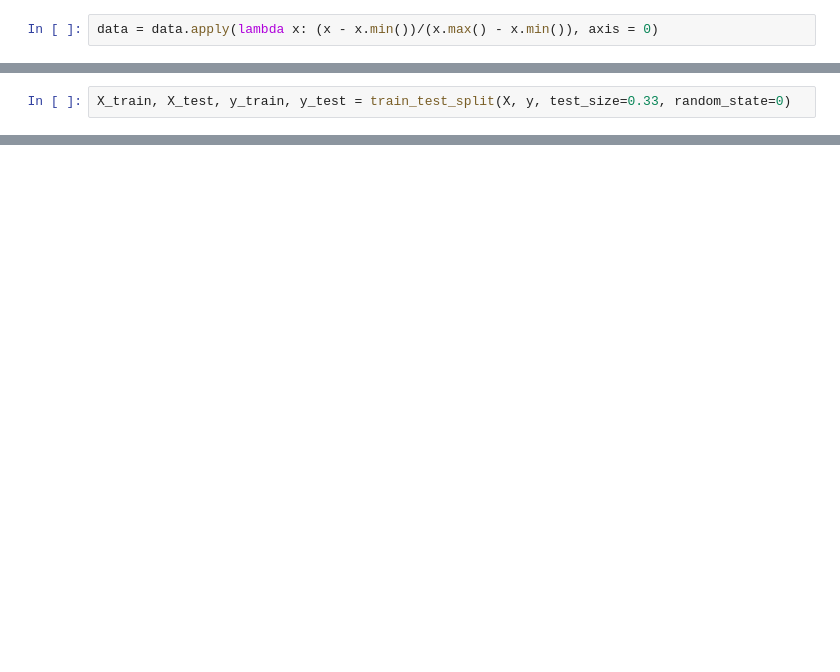
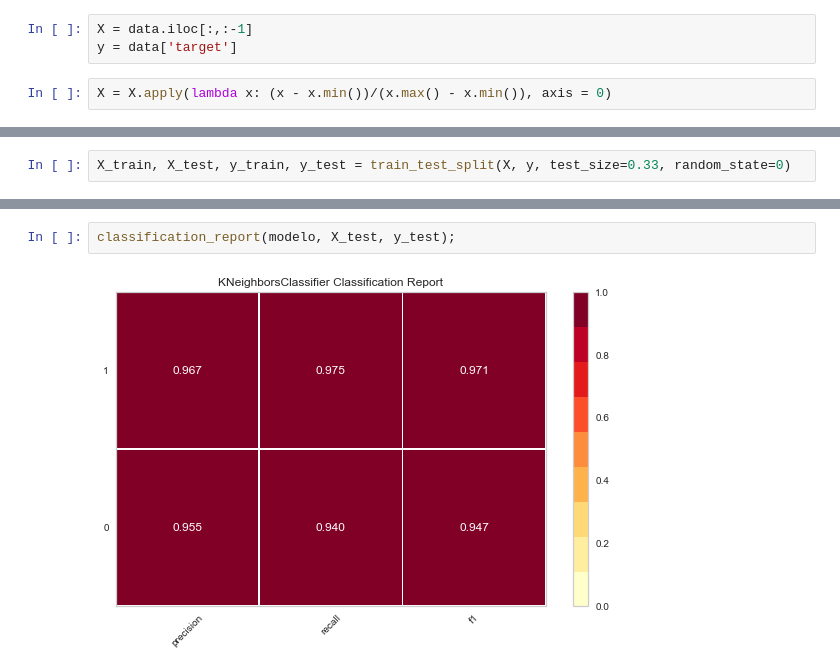
Before and after one commit to felbuch/Python_FGV, a Jupyter notebook: 10_aulas/90 - DataScience.ipynb, the cells around one changed output, grey strips where cells are left out. Saved outputs shown, nothing was run; the diff lists cells and outputs as text; blank space fills up the shorter version.

```diff
--- a/10_aulas/90 - DataScience.ipynb
+++ b/10_aulas/90 - DataScience.ipynb
@@ -12,3 +39,6 @@ data.describe()
+# %%
+X = data.iloc[:,:-1]
+y = data['target']
 # %%
-data = data.apply(lambda x: (x - x.min())/(x.max() - x.min()), axis = 0)
+X = X.apply(lambda x: (x - x.min())/(x.max() - x.min()), axis = 0)
 # %%
@@ -25,0 +94,4 @@ confusion_matrix(modelo, X_test, y_test);
+# %%
+classification_report(modelo, X_test, y_test);
+# %% [output]
+[figure, added]
```
Also changed, not shown: parts of 9 cells of this notebook, 3 other files.
